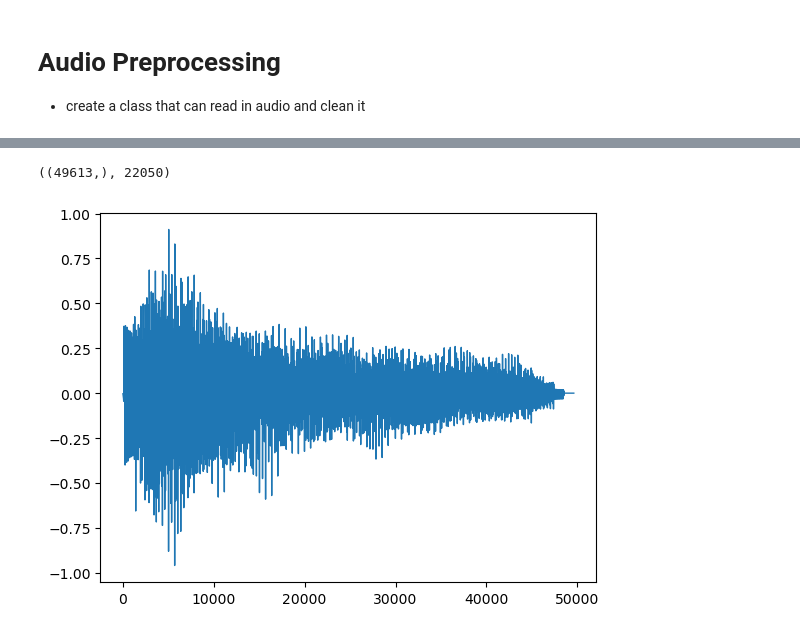
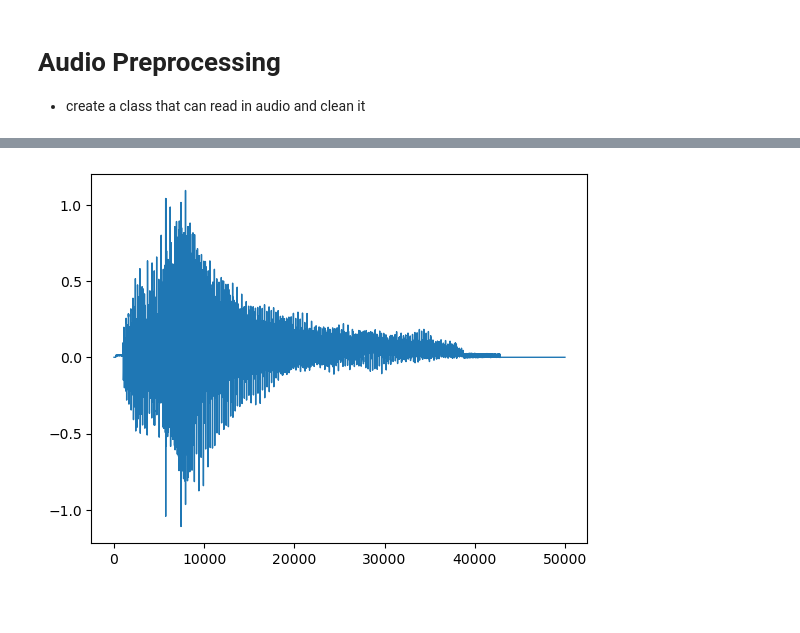
Before and after one commit to benjmcpeek/Audio-Classification-Model-Major-Minor, a Jupyter notebook: preprocessing.ipynb, the cells around one changed output, grey strips where cells are left out. Cells and saved outputs as stored; diff of their text form; code cells hidden in the pictures; blank space fills up the shorter version.

```diff
--- a/preprocessing.ipynb
+++ b/preprocessing.ipynb
@@ -17,7 +22,7 @@ class AudioTransformer:
         return (signal, sr)
 
     def same_length(aud):
-        max_len = 50_000
+        max_len = 50000
         sig, sr = aud
         sig_len = len(sig)
 
@@ -27,5 +32,20 @@ class AudioTransformer:
         elif (sig_len < max_len):
             diff = max_len - sig_len
             for i in range(0, diff):
-                np.append(sig, 0)
+                sig = np.append(sig, 0)
         return (sig, sr)
+
+
+    def time_shift(aud):
+        sig, sr = aud
+        shift = int(random.random() * len(sig))
+        sig = np.roll(sig, shift)
+        return (sig, sr)
+
+    def to_spectrogram(aud):
+        sig, sr = aud
+        S = librosa.feature.melspectrogram(y=sig, sr=sr, n_mels=128, fmax=8000)
+        S_dB = librosa.power_to_db(S, ref=np.max)
+        return (S_dB)
+
+    def aug_sepctrogram(aud):
@@ -32,2 +58,2 @@ class AudioTransformer:
 # %%
-aud = AudioTransformer.open_audio('./audio_files/Major/Major_180.wav')
+aud = AudioTransformer.open_audio('./audio_files/Major/Major_14.wav')
@@ -42,8 +75,4 @@ y, sr = librosa.load('./audio_files/Major/Major_0.wav')
-# %%
-y.shape, sr
-# %% [output]
-((49613,), 22050)
 # %%
-pd.Series(y).plot(lw=1);
+pd.Series(same_len[0]).plot(lw=1);
 # %% [output]
-[figure, old version]
+[figure, new version]
```
Also changed, not shown: parts of 8 cells of this notebook.
